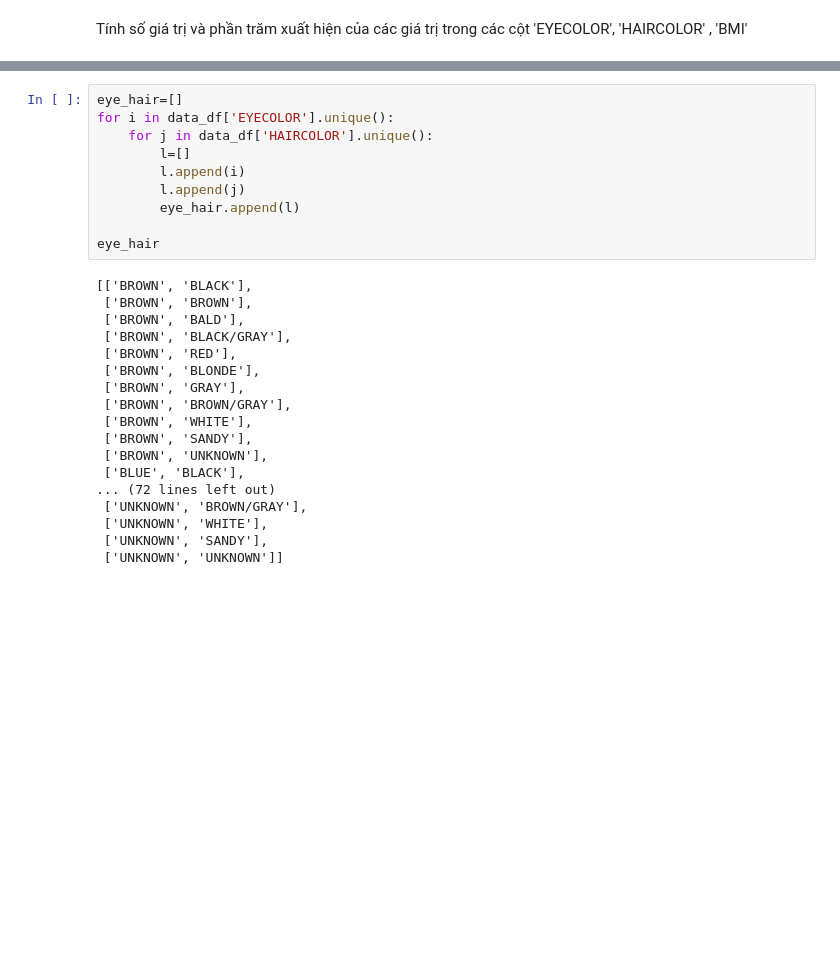
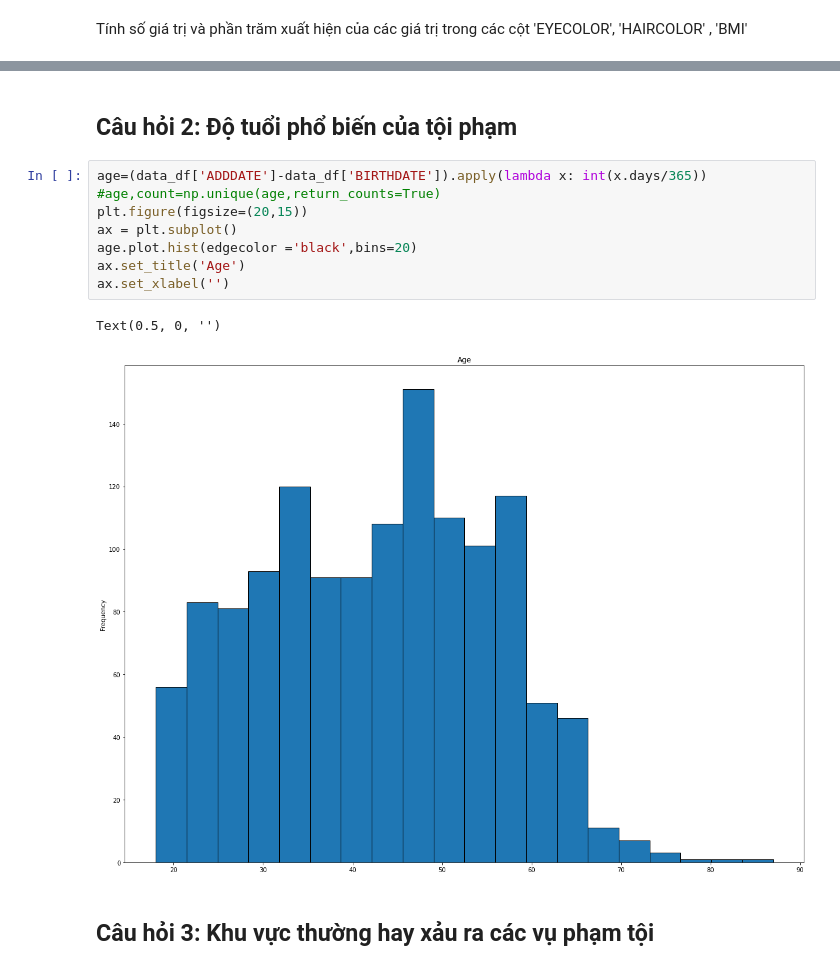
Before and after one commit to Truong1311/FinalProject_LTCKHDL, a Jupyter notebook: Phu.ipynb, the cells around one changed output, grey strips where cells are left out. Drawn from its saved outputs; the diff is of its cells as text; blank space fills up the shorter version.

```diff
--- a/Phu.ipynb
+++ b/Phu.ipynb
@@ -250,28 +241,15 @@ cate_col_df
-# %%
-eye_hair=[]
-for i in data_df['EYECOLOR'].unique():
-    for j in data_df['HAIRCOLOR'].unique():
-        l=[]
-        l.append(i)
-        l.append(j)
-        eye_hair.append(l)
-
-eye_hair
-# %% [output]
-[['BROWN', 'BLACK'],
- ['BROWN', 'BROWN'],
- ['BROWN', 'BALD'],
- ['BROWN', 'BLACK/GRAY'],
- ['BROWN', 'RED'],
- ['BROWN', 'BLONDE'],
- ['BROWN', 'GRAY'],
- ['BROWN', 'BROWN/GRAY'],
- ['BROWN', 'WHITE'],
- ['BROWN', 'SANDY'],
- ['BROWN', 'UNKNOWN'],
- ['BLUE', 'BLACK'],
-... (72 lines left out)
- ['UNKNOWN', 'BROWN/GRAY'],
- ['UNKNOWN', 'WHITE'],
- ['UNKNOWN', 'SANDY'],
- ['UNKNOWN', 'UNKNOWN']]
+# %% [markdown]
+## Câu hỏi 2: Độ tuổi phổ biến của tội phạm
+# %%
+age=(data_df['ADDDATE']-data_df['BIRTHDATE']).apply(lambda x: int(x.days/365))
+#age,count=np.unique(age,return_counts=True)
+plt.figure(figsize=(20,15))
+ax = plt.subplot()
+age.plot.hist(edgecolor ='black',bins=20)
+ax.set_title('Age')
+ax.set_xlabel('')
+# %% [output]
+Text(0.5, 0, '')
+[figure, added]
+# %% [markdown]
+## Câu hỏi 3: Khu vực thường hay xảu ra các vụ phạm tội
```
Also changed, not shown: parts of 2 cells of this notebook.
